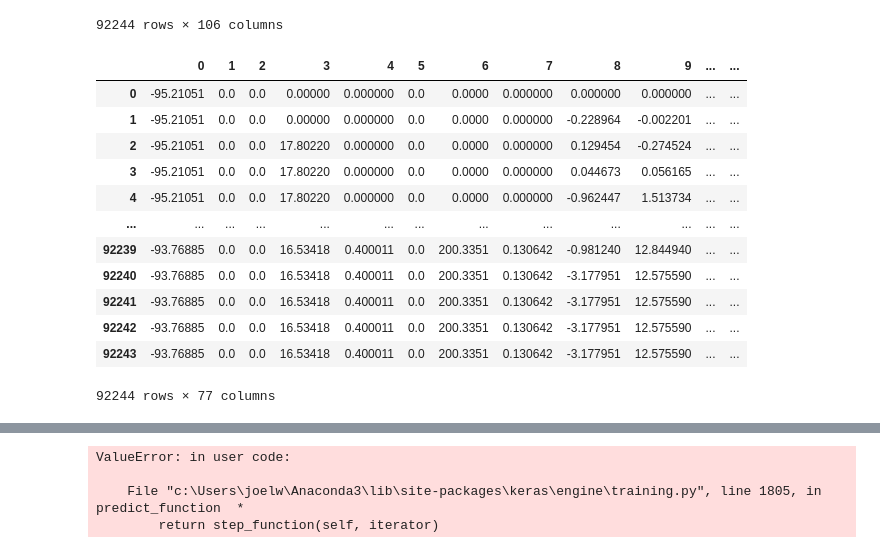
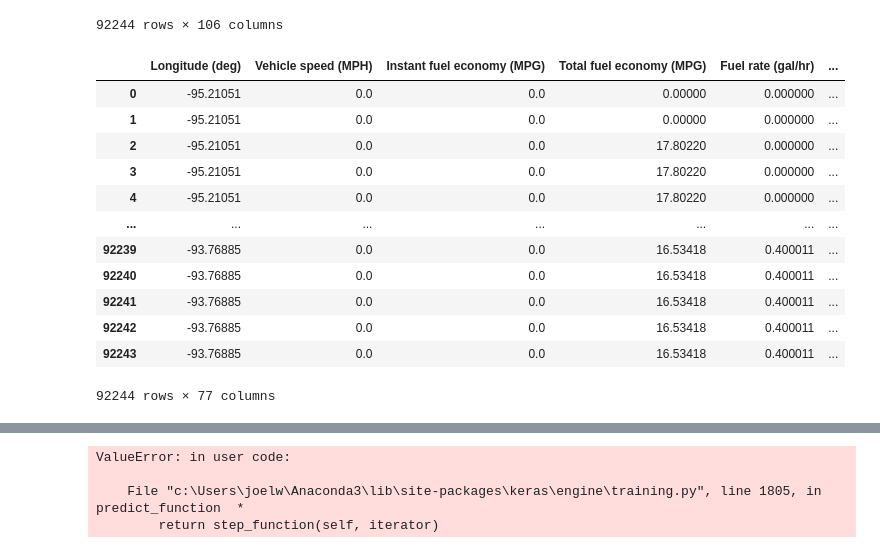
Before and after one commit to joelwwiggins/car_ml, a Jupyter notebook: Copy_of_notebook_test.ipynb, the cells around one changed output, grey strips where cells are left out. Saved outputs shown, nothing was run; the diff lists cells and outputs as text; code cells hidden in the pictures.

```diff
--- a/Copy_of_notebook_test.ipynb
+++ b/Copy_of_notebook_test.ipynb
@@ -32,28 +32,39 @@ df
 | 92243 | 30.08225 | -93.76885 | 0.0 | 0.0 | 16.53418 | ... |
 92244 rows × 106 columns
 # %%
-#import module to dertermine which data has a high colinearlity
+#import module to determine which data has a high colinearlity
 from sklearn.feature_selection import VarianceThreshold
 
-#remove features with low variance
+#remove features with high colinearlity and keep column names of remaining features
+
 sel = VarianceThreshold(threshold=(.8 * (1 - .8)))
 df_np_short=sel.fit_transform(df_np)
+df_np_short
+
+
+
+
+
+
 
 #convert back to dataframe
 df_short=pd.DataFrame(df_np_short)
 
+#add column names
+df_short.columns = df.columns[sel.get_support(indices=True)]
+
 df_short
 # %% [output]
-|  | 0 | 1 | 2 | 3 | 4 | 5 | 6 | 7 | 8 | 9 | ... | ... |
-| 0 | -95.21051 | 0.0 | 0.0 | 0.00000 | 0.000000 | 0.0 | 0.0000 | 0.000000 | 0.000000 | 0.000000 | ... | ... |
-| 1 | -95.21051 | 0.0 | 0.0 | 0.00000 | 0.000000 | 0.0 | 0.0000 | 0.000000 | -0.228964 | -0.002201 | ... | ... |
-| 2 | -95.21051 | 0.0 | 0.0 | 17.80220 | 0.000000 | 0.0 | 0.0000 | 0.000000 | 0.129454 | -0.274524 | ... | ... |
-| 3 | -95.21051 | 0.0 | 0.0 | 17.80220 | 0.000000 | 0.0 | 0.0000 | 0.000000 | 0.044673 | 0.056165 | ... | ... |
-| 4 | -95.21051 | 0.0 | 0.0 | 17.80220 | 0.000000 | 0.0 | 0.0000 | 0.000000 | -0.962447 | 1.513734 | ... | ... |
-| ... | ... | ... | ... | ... | ... | ... | ... | ... | ... | ... | ... | ... |
-| 92239 | -93.76885 | 0.0 | 0.0 | 16.53418 | 0.400011 | 0.0 | 200.3351 | 0.130642 | -0.981240 | 12.844940 | ... | ... |
-| 92240 | -93.76885 | 0.0 | 0.0 | 16.53418 | 0.400011 | 0.0 | 200.3351 | 0.130642 | -3.177951 | 12.575590 | ... | ... |
-| 92241 | -93.76885 | 0.0 | 0.0 | 16.53418 | 0.400011 | 0.0 | 200.3351 | 0.130642 | -3.177951 | 12.575590 | ... | ... |
-| 92242 | -93.76885 | 0.0 | 0.0 | 16.53418 | 0.400011 | 0.0 | 200.3351 | 0.130642 | -3.177951 | 12.575590 | ... | ... |
-| 92243 | -93.76885 | 0.0 | 0.0 | 16.53418 | 0.400011 | 0.0 | 200.3351 | 0.130642 | -3.177951 | 12.575590 | ... | ... |
+|  | Longitude (deg) | Vehicle speed (MPH) | Instant fuel economy (MPG) | Total fuel economy (MPG) | Fuel rate (gal/hr) | ... |
+| 0 | -95.21051 | 0.0 | 0.0 | 0.00000 | 0.000000 | ... |
+| 1 | -95.21051 | 0.0 | 0.0 | 0.00000 | 0.000000 | ... |
+| 2 | -95.21051 | 0.0 | 0.0 | 17.80220 | 0.000000 | ... |
+| 3 | -95.21051 | 0.0 | 0.0 | 17.80220 | 0.000000 | ... |
+| 4 | -95.21051 | 0.0 | 0.0 | 17.80220 | 0.000000 | ... |
+| ... | ... | ... | ... | ... | ... | ... |
+| 92239 | -93.76885 | 0.0 | 0.0 | 16.53418 | 0.400011 | ... |
+| 92240 | -93.76885 | 0.0 | 0.0 | 16.53418 | 0.400011 | ... |
+| 92241 | -93.76885 | 0.0 | 0.0 | 16.53418 | 0.400011 | ... |
+| 92242 | -93.76885 | 0.0 | 0.0 | 16.53418 | 0.400011 | ... |
+| 92243 | -93.76885 | 0.0 | 0.0 | 16.53418 | 0.400011 | ... |
 92244 rows × 77 columns
```
Also changed, not shown: parts of 9 cells of this notebook, 1 other file.
